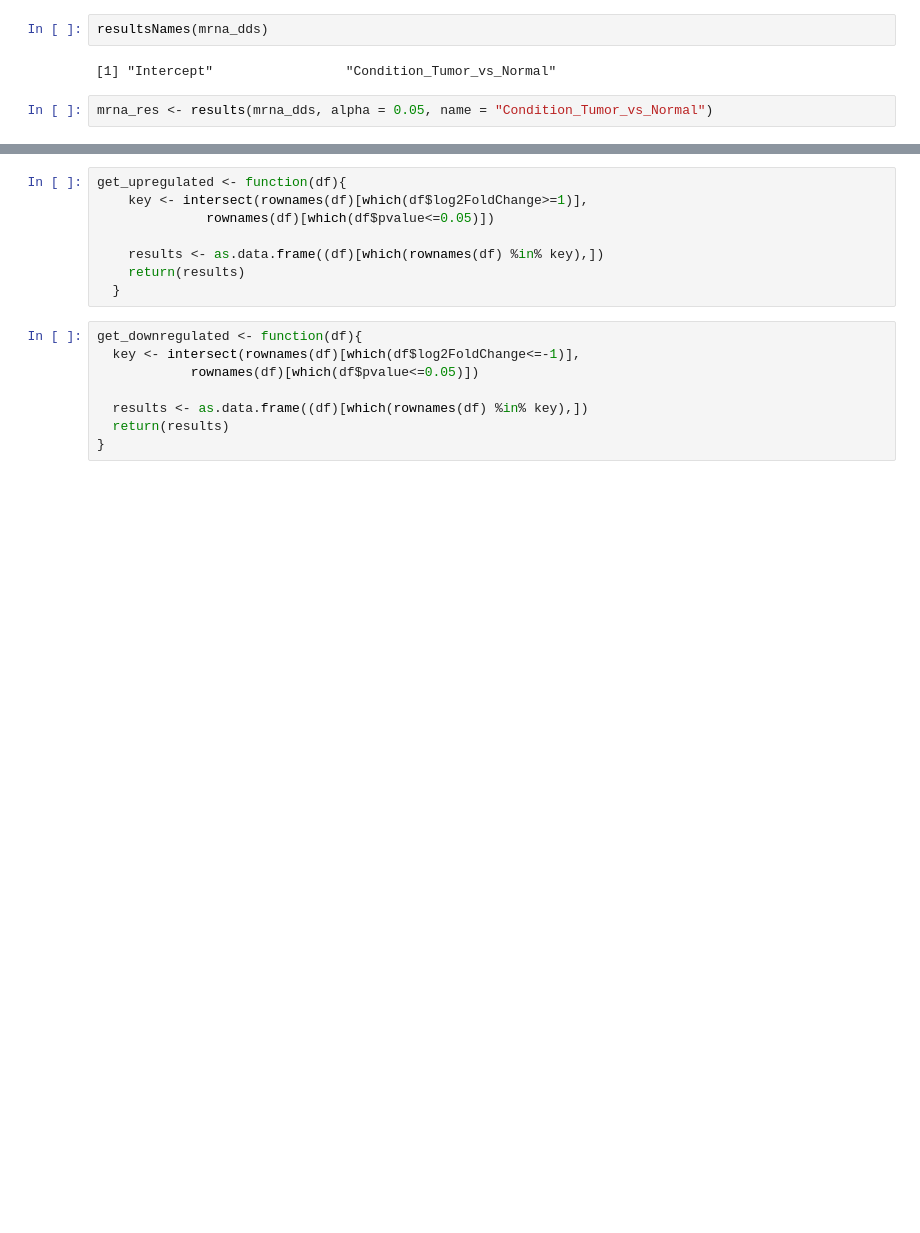
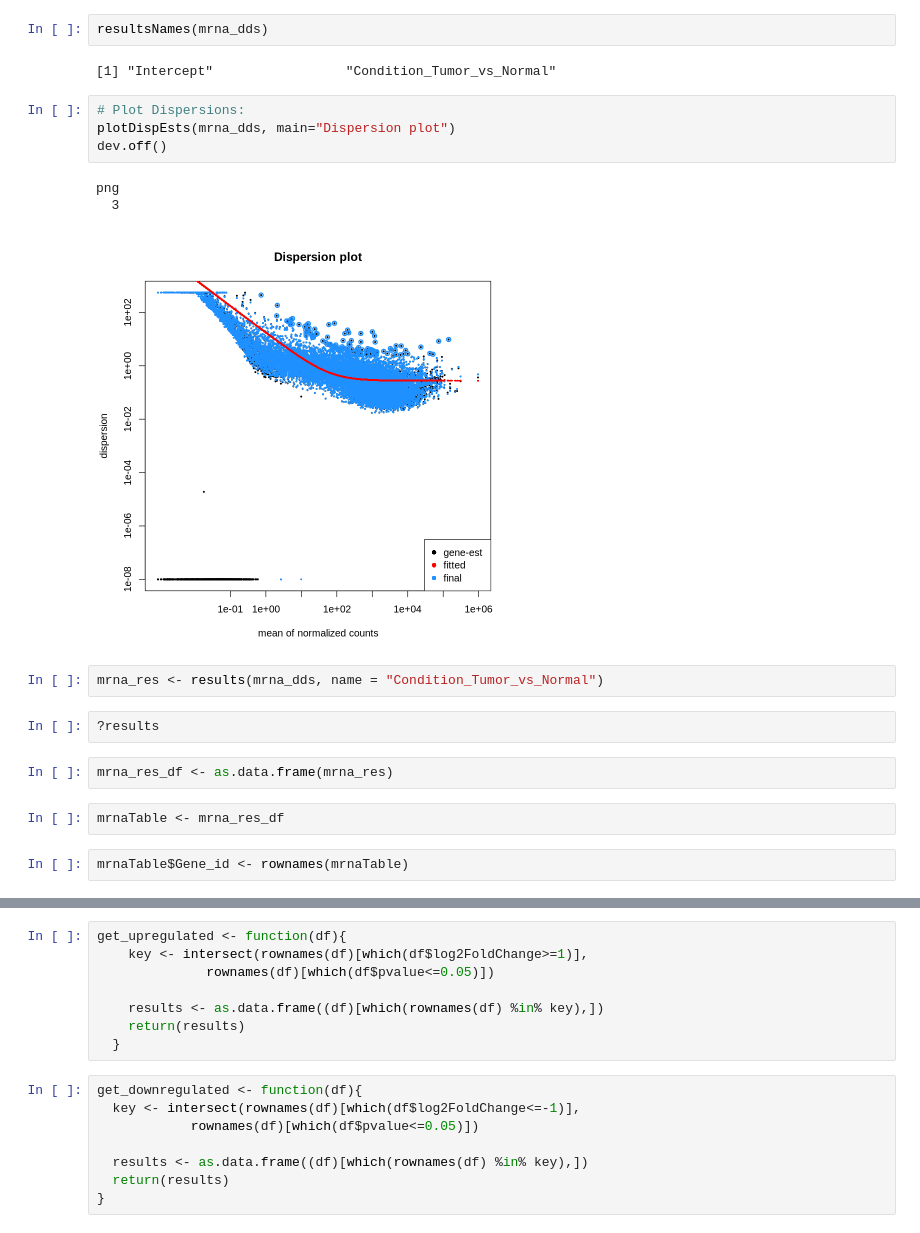
Before and after one commit to SanandhKumar02/MiniProject_ProstateCancer, a Jupyter notebook: R_ProstateCancer_DESeq2.ipynb, the cells around one changed output, grey strips where cells are left out. Saved outputs shown, nothing was run; the diff lists cells and outputs as text; blank space fills up the shorter version.

```diff
--- a/R_ProstateCancer_DESeq2.ipynb
+++ b/R_ProstateCancer_DESeq2.ipynb
@@ -214,5 +232,21 @@ fitting model and testing
 resultsNames(mrna_dds)
 # %% [output]
 [1] "Intercept"                 "Condition_Tumor_vs_Normal"
+# %%
+# Plot Dispersions:
+plotDispEsts(mrna_dds, main="Dispersion plot")
+dev.off()
+# %% [output]
+png
+  3
+[figure, added]
 # %%
-mrna_res <- results(mrna_dds, alpha = 0.05, name = "Condition_Tumor_vs_Normal")
+mrna_res <- results(mrna_dds, name = "Condition_Tumor_vs_Normal")
+# %%
+?results
+# %%
+mrna_res_df <- as.data.frame(mrna_res)
+# %%
+mrnaTable <- mrna_res_df
+# %%
+mrnaTable$Gene_id <- rownames(mrnaTable)
```
Also changed, not shown: parts of 11 cells of this notebook.
